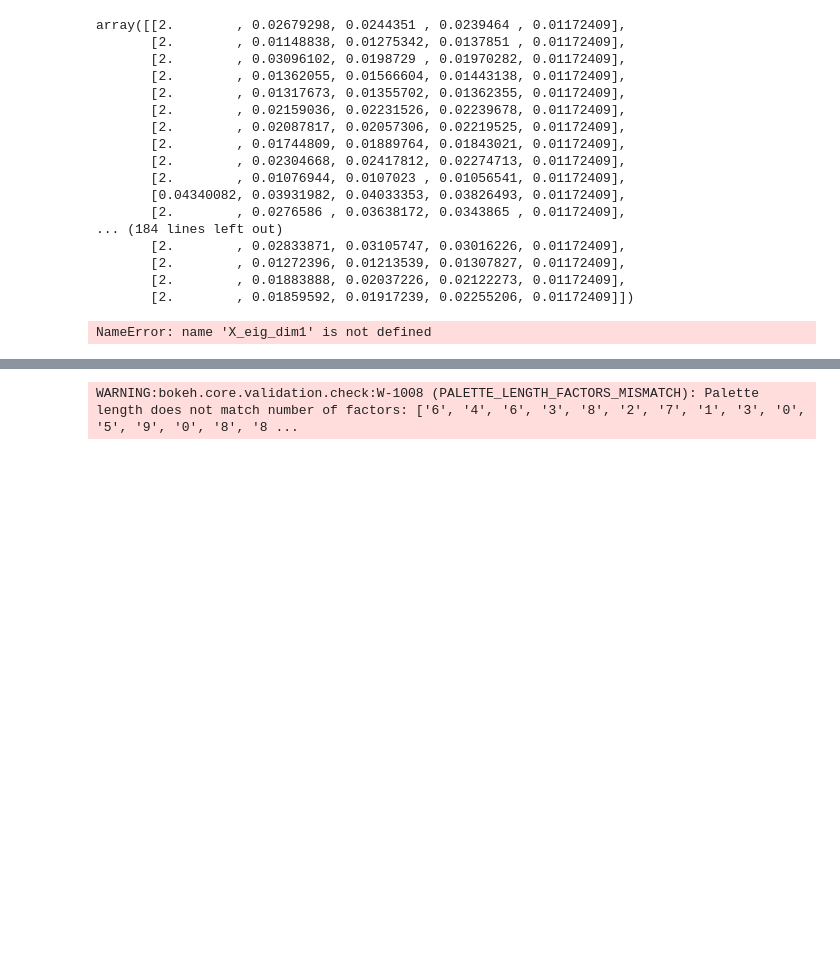
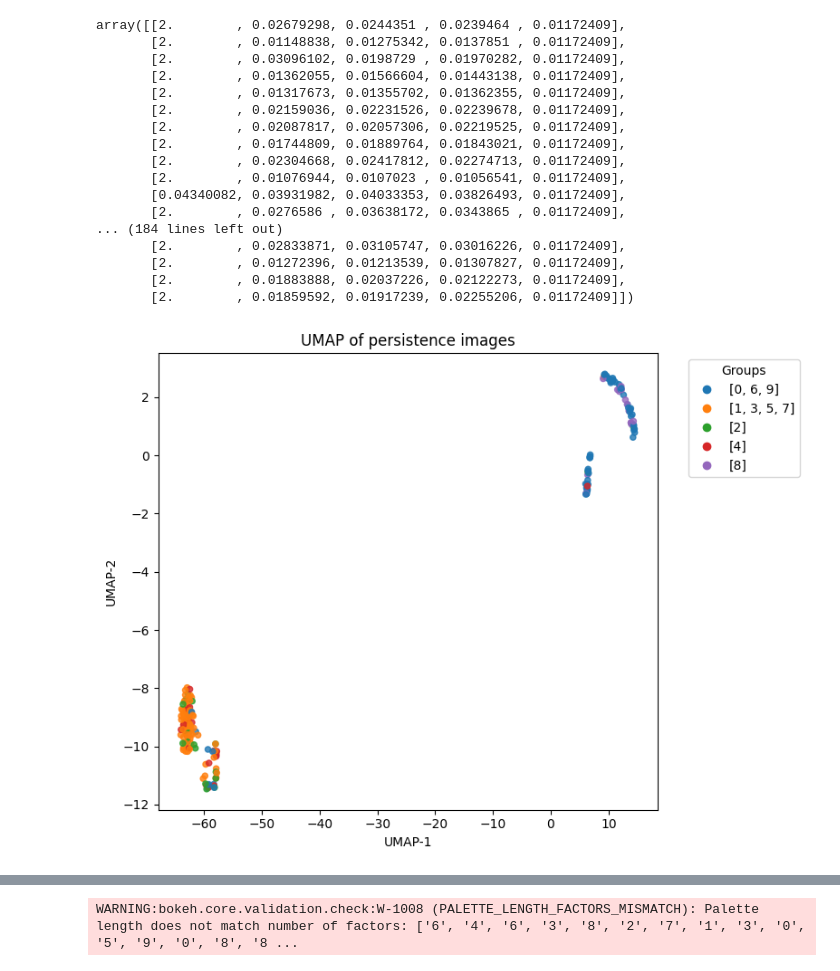
Before and after one commit to mmasque/persistent-laplacians, a Jupyter notebook: notebooks/cubical_complexes.ipynb, the cells around one changed output, grey strips where cells are left out. Cells and saved outputs as stored; diff of their text form; code cells hidden in the pictures; blank space fills up the shorter version.

```diff
--- a/notebooks/cubical_complexes.ipynb
+++ b/notebooks/cubical_complexes.ipynb
@@ -110,7 +110,7 @@ def persistence_image_dim_1(image):
     image = 255.0 - image
     complex = gd.CubicalComplex(top_dimensional_cells=image)
     complex.compute_persistence()
-    PI =  gd.representations.PersistenceImage(bandwidth=20, resolution=[5,5], im_range=[0, 250, 0, 250], weight=lambda x: x[1]**2)
+    PI =  gd.representations.PersistenceImage(bandwidth=20, resolution=[50,50], im_range=[0, 250, 0, 250], weight=lambda x: x[1]**2)
     pi = PI.fit_transform([complex.persistence_intervals_in_dimension(1)])
     return pi.flatten()
 
@@ -516,35 +542,35 @@ def umap_grouped_plot(
     norm = BoundaryNorm(np.arange(-0.5, n_groups + 0.5, 1), cmap.N)
 
     plt.figure(figsize=(8, 6))
     known = g_ids != -1
     plt.scatter(Z[known, 0], Z[known, 1], c=g_ids[known],
                 cmap=cmap, norm=norm, s=20, alpha=0.8)
 
     # unknowns (labels not in any group)
     if show_unknown and (~known).any():
         plt.scatter(Z[~known, 0], Z[~known, 1], c="lightgray", s=15, alpha=0.6, label="Other")
 
     # legend with exact group colors
     handles, texts = [], []
     for gid in range(n_groups):
         h = plt.Line2D([0], [0], marker='o', linestyle='', markersize=6, color=colors[gid])
         handles.append(h)
         name = group_names[gid] if group_names else str(groups[gid])
         texts.append(name)
     if show_unknown and (~known).any():
         handles.append(plt.Line2D([0], [0], marker='o', linestyle='', markersize=6, color='lightgray'))
         texts.append("Other")
 
     plt.legend(handles, texts, title="Groups", bbox_to_anchor=(1.05, 1), loc="upper left")
     plt.title("UMAP of persistence images")
     plt.xlabel("UMAP-1"); plt.ylabel("UMAP-2")
     plt.tight_layout(); plt.show()
     return Z
 
 # Z = umap_grouped_plot([get_raw_pixels(x) for x in images_sample], y_sample, [[x] for x in range(0, 10)])
-Z = umap_grouped_plot(X_eig_dim1, y_sample, [[0, 6, 9], [1, 3, 5, 7], [2], [4], [8]])
+Z = umap_grouped_plot(X_dim1, y_sample, [[0, 6, 9], [1, 3, 5, 7], [2], [4], [8]])
 # %% [output]
-NameError: name 'X_eig_dim1' is not defined
+[figure, added]
 # %%
 from io import BytesIO
 from PIL import Image
```
Also changed, not shown: parts of 4 cells of this notebook.
